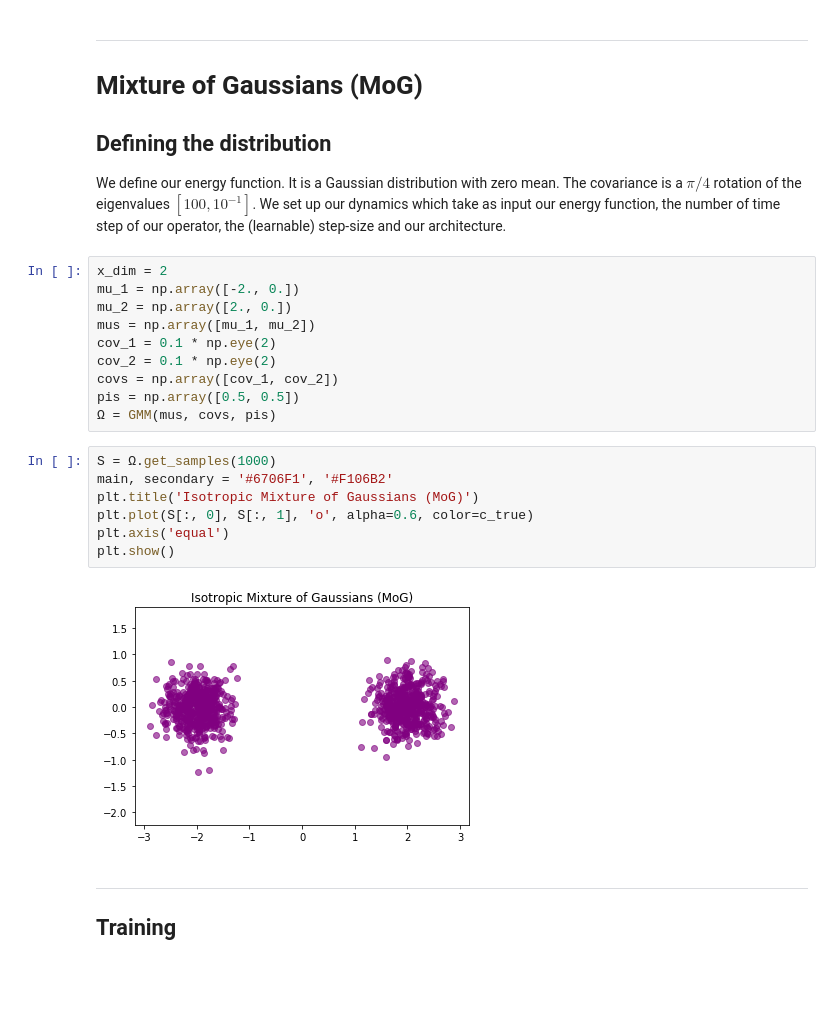
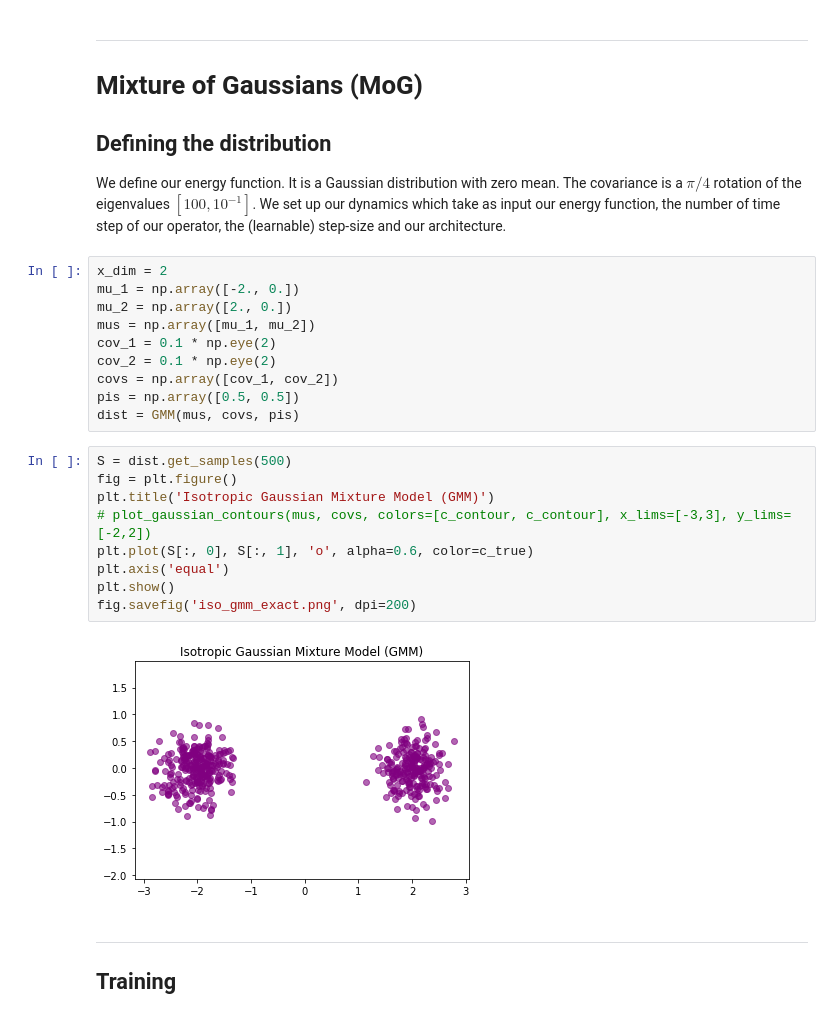
Before and after one commit to joeylitalien/l2hmc, a Jupyter notebook: experiments/GaussianMixture.ipynb, the cells around one changed output. Drawn from its saved outputs; the diff is of its cells as text; blank space fills up the shorter version.

```diff
--- a/experiments/GaussianMixture.ipynb
+++ b/experiments/GaussianMixture.ipynb
@@ -79,16 +78,18 @@ cov_1 = 0.1 * np.eye(2)
 cov_2 = 0.1 * np.eye(2)
 covs = np.array([cov_1, cov_2])
 pis = np.array([0.5, 0.5])
-Ω = GMM(mus, covs, pis)
+dist = GMM(mus, covs, pis)
 # %%
-S = Ω.get_samples(1000)
-main, secondary = '#6706F1', '#F106B2'
-plt.title('Isotropic Mixture of Gaussians (MoG)')
+S = dist.get_samples(500)
+fig = plt.figure()
+plt.title('Isotropic Gaussian Mixture Model (GMM)')
+# plot_gaussian_contours(mus, covs, colors=[c_contour, c_contour], x_lims=[-3,3], y_lims=[-2,2])
 plt.plot(S[:, 0], S[:, 1], 'o', alpha=0.6, color=c_true)
 plt.axis('equal')
 plt.show()
+fig.savefig('iso_gmm_exact.png', dpi=200)
 # %% [output]
-[figure, old version]
+[figure, new version]
 # %% [markdown]
 ---
 ## Training
```
Also changed, not shown: parts of 15 cells of this notebook.
